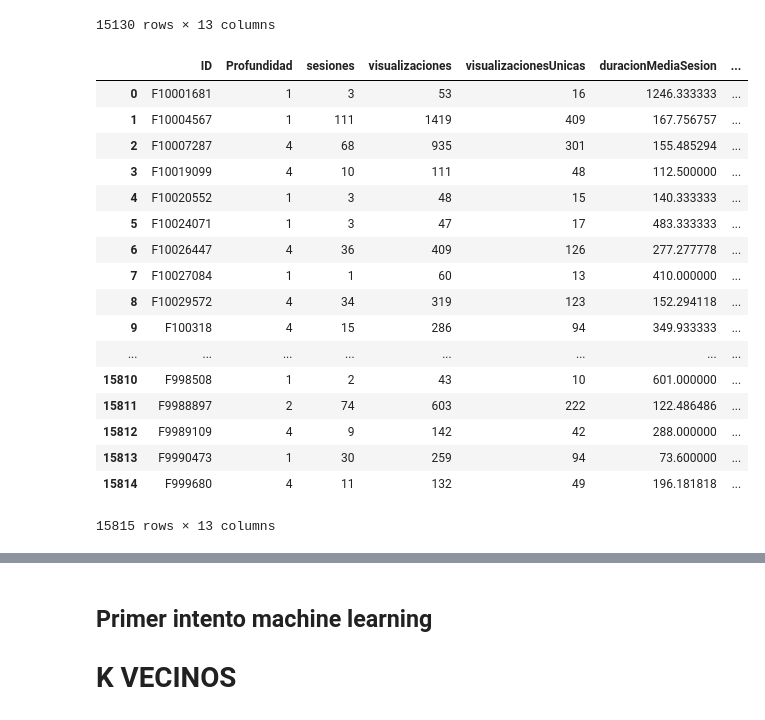
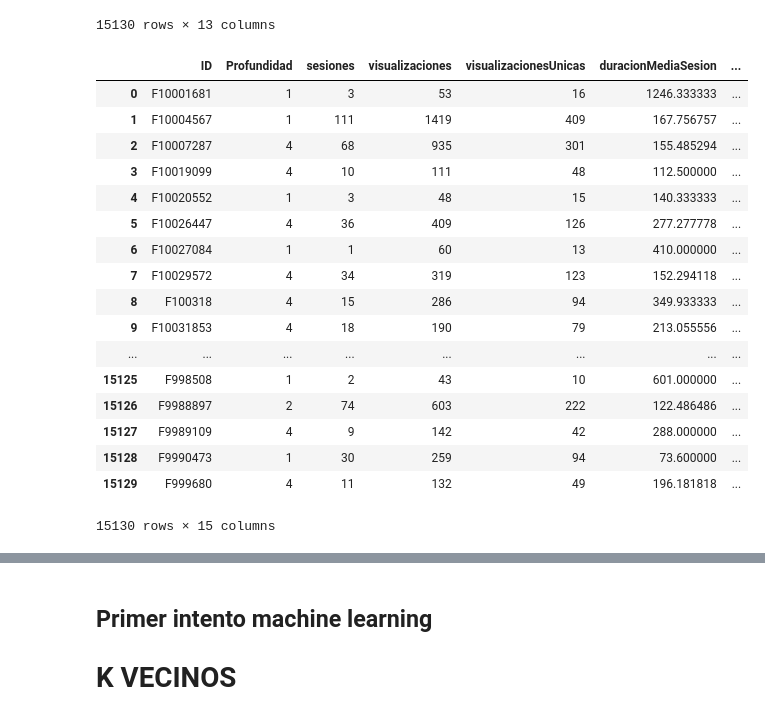
Before and after one commit to DiegoPerezCaa/TFM_QualitySession, a Jupyter notebook: dataTesting/Prueba_4_preparando_DF.ipynb, the cells around one changed output, grey strips where cells are left out. Saved outputs shown, nothing was run; the diff lists cells and outputs as text; code cells hidden in the pictures.

Commit message:
Añadidas dos características más al dataframe

```diff
--- a/dataTesting/Prueba_4_preparando_DF.ipynb
+++ b/dataTesting/Prueba_4_preparando_DF.ipynb
@@ -258,24 +211,37 @@ dd_users
 | 15813 | F9990473 | 1 | 30 | 259 | 94 | 73.600000 | ... |
 | 15814 | F999680 | 4 | 11 | 132 | 49 | 196.181818 | ... |
 15130 rows × 13 columns
-# %%
-dd_users
-# %% [output]
-|  | ID | Profundidad | sesiones | visualizaciones | visualizacionesUnicas | duracionMediaSesion | ... |
-| 0 | F10001681 | 1 | 3 | 53 | 16 | 1246.333333 | ... |
-| 1 | F10004567 | 1 | 111 | 1419 | 409 | 167.756757 | ... |
-| 2 | F10007287 | 4 | 68 | 935 | 301 | 155.485294 | ... |
-| 3 | F10019099 | 4 | 10 | 111 | 48 | 112.500000 | ... |
-| 4 | F10020552 | 1 | 3 | 48 | 15 | 140.333333 | ... |
-| 5 | F10024071 | 1 | 3 | 47 | 17 | 483.333333 | ... |
-| 6 | F10026447 | 4 | 36 | 409 | 126 | 277.277778 | ... |
-| 7 | F10027084 | 1 | 1 | 60 | 13 | 410.000000 | ... |
-| 8 | F10029572 | 4 | 34 | 319 | 123 | 152.294118 | ... |
-| 9 | F100318 | 4 | 15 | 286 | 94 | 349.933333 | ... |
-| ... | ... | ... | ... | ... | ... | ... | ... |
-| 15810 | F998508 | 1 | 2 | 43 | 10 | 601.000000 | ... |
-| 15811 | F9988897 | 2 | 74 | 603 | 222 | 122.486486 | ... |
-| 15812 | F9989109 | 4 | 9 | 142 | 42 | 288.000000 | ... |
-| 15813 | F9990473 | 1 | 30 | 259 | 94 | 73.600000 | ... |
-| 15814 | F999680 | 4 | 11 | 132 | 49 | 196.181818 | ... |
-15815 rows × 13 columns
+# %%
+# Añadimos más features
+
+processViews = (pd.read_csv('../../Archivos_tfm/dataTesting/visualizacionespantallasproceso_1809a1110.csv',
+                            index_col=0))
+#processViews = (processViews[processViews['page']=='page1'].drop('page',1).
+               #rename(columns = {'PageProcessViews':'visitsToTheProcess',
+                                #'uniquePageProcessViews':'uniqueVisitsToTheProcess'}))
+
+
+dd_users = (pd.merge(dd_users,processViews[processViews['page']=='page1'].drop('page',1).
+               rename(columns = {'PageProcessViews':'visitsToTheProcess',
+                                'uniquePageProcessViews':'uniqueVisitsToTheProcess'}),how='left', on = 'ID'))
+#dd_users.rename(columns = {'PageProcessViews':'visitsToTheProcess','uniquePageProcessViews':'uniqueVisitsToTheProcess'})
+dd_users
+# %% [output]
+|  | ID | Profundidad | sesiones | visualizaciones | visualizacionesUnicas | duracionMediaSesion | ... |
+| 0 | F10001681 | 1 | 3 | 53 | 16 | 1246.333333 | ... |
+| 1 | F10004567 | 1 | 111 | 1419 | 409 | 167.756757 | ... |
+| 2 | F10007287 | 4 | 68 | 935 | 301 | 155.485294 | ... |
+| 3 | F10019099 | 4 | 10 | 111 | 48 | 112.500000 | ... |
+| 4 | F10020552 | 1 | 3 | 48 | 15 | 140.333333 | ... |
+| 5 | F10026447 | 4 | 36 | 409 | 126 | 277.277778 | ... |
+| 6 | F10027084 | 1 | 1 | 60 | 13 | 410.000000 | ... |
+| 7 | F10029572 | 4 | 34 | 319 | 123 | 152.294118 | ... |
+| 8 | F100318 | 4 | 15 | 286 | 94 | 349.933333 | ... |
+| 9 | F10031853 | 4 | 18 | 190 | 79 | 213.055556 | ... |
+| ... | ... | ... | ... | ... | ... | ... | ... |
+| 15125 | F998508 | 1 | 2 | 43 | 10 | 601.000000 | ... |
+| 15126 | F9988897 | 2 | 74 | 603 | 222 | 122.486486 | ... |
+| 15127 | F9989109 | 4 | 9 | 142 | 42 | 288.000000 | ... |
+| 15128 | F9990473 | 1 | 30 | 259 | 94 | 73.600000 | ... |
+| 15129 | F999680 | 4 | 11 | 132 | 49 | 196.181818 | ... |
+15130 rows × 15 columns
```
Also changed, not shown: parts of 6 cells of this notebook.
